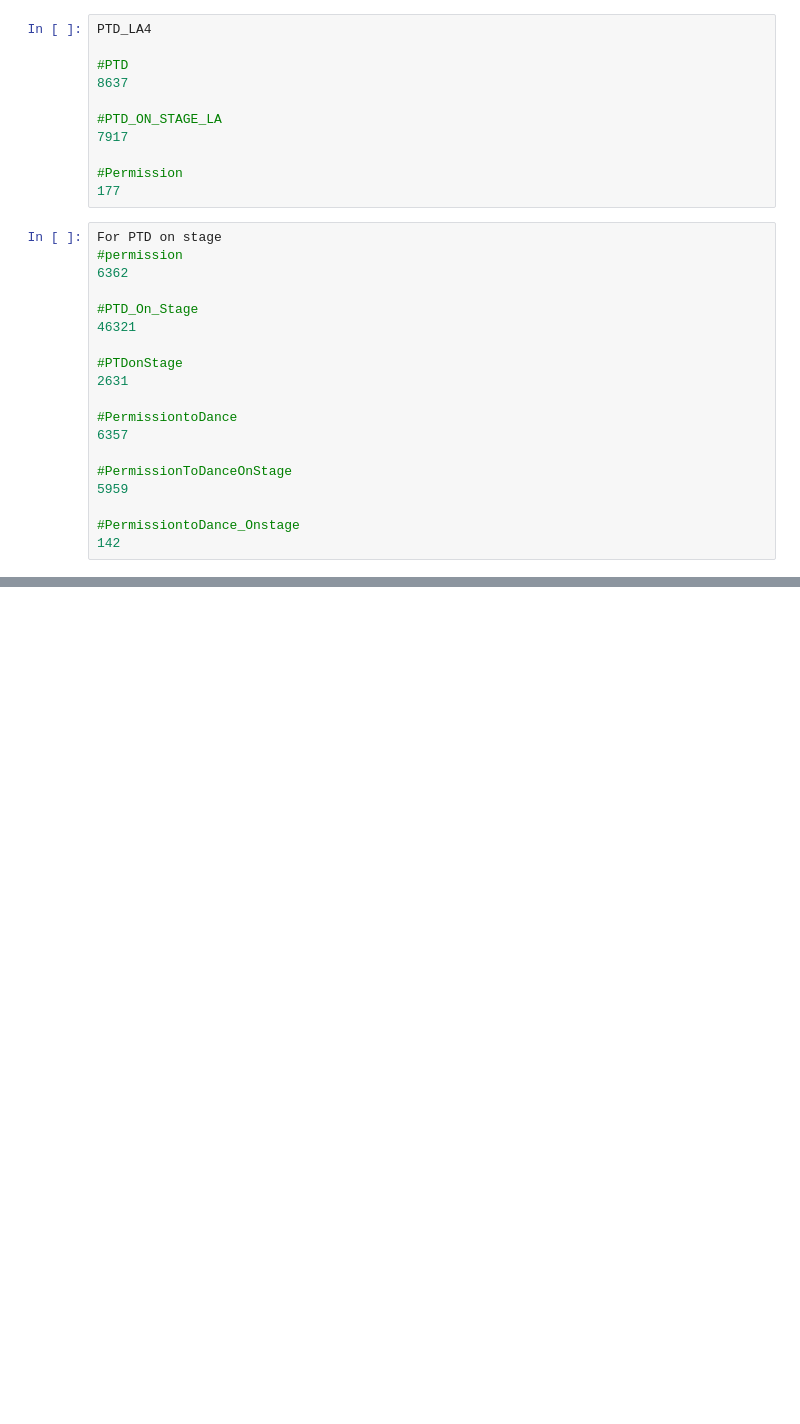
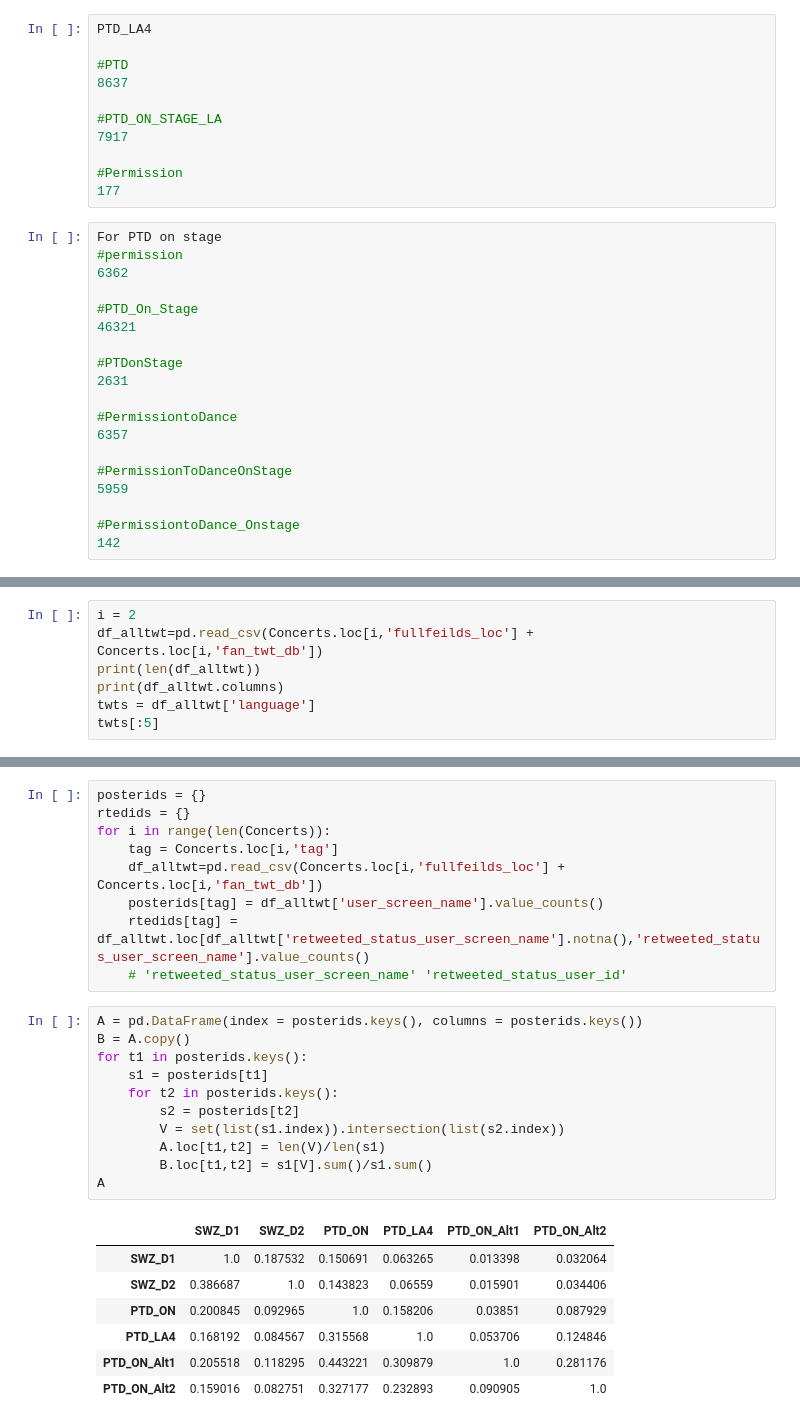
Before and after one commit to finn42/Concert_Twt_Open, a Jupyter notebook: Tweet_content_review.ipynb, the cells around one changed output, grey strips where cells are left out. Cells and saved outputs as stored; diff of their text form; blank space fills up the shorter version.

```diff
--- a/Tweet_content_review.ipynb
+++ b/Tweet_content_review.ipynb
@@ -495,0 +551,7 @@ For PTD on stage
+# %%
+i = 2
+df_alltwt=pd.read_csv(Concerts.loc[i,'fullfeilds_loc'] + Concerts.loc[i,'fan_twt_db'])
+print(len(df_alltwt))
+print(df_alltwt.columns)
+twts = df_alltwt['language']
+twts[:5]
@@ -495,0 +618,28 @@ For PTD on stage
+# %%
+posterids = {}
+rtedids = {}
+for i in range(len(Concerts)):
+    tag = Concerts.loc[i,'tag']
+    df_alltwt=pd.read_csv(Concerts.loc[i,'fullfeilds_loc'] + Concerts.loc[i,'fan_twt_db'])
+    posterids[tag] = df_alltwt['user_screen_name'].value_counts()
+    rtedids[tag] = df_alltwt.loc[df_alltwt['retweeted_status_user_screen_name'].notna(),'retweeted_status_user_screen_name'].value_counts()
+    # 'retweeted_status_user_screen_name' 'retweeted_status_user_id'
+# %%
+A = pd.DataFrame(index = posterids.keys(), columns = posterids.keys())
+B = A.copy()
+for t1 in posterids.keys():
+    s1 = posterids[t1]
+    for t2 in posterids.keys():
+        s2 = posterids[t2]
+        V = set(list(s1.index)).intersection(list(s2.index))
+        A.loc[t1,t2] = len(V)/len(s1)
+        B.loc[t1,t2] = s1[V].sum()/s1.sum()
+A
+# %% [output]
+|  | SWZ_D1 | SWZ_D2 | PTD_ON | PTD_LA4 | PTD_ON_Alt1 | PTD_ON_Alt2 |
+| SWZ_D1 | 1.0 | 0.187532 | 0.150691 | 0.063265 | 0.013398 | 0.032064 |
+| SWZ_D2 | 0.386687 | 1.0 | 0.143823 | 0.06559 | 0.015901 | 0.034406 |
+| PTD_ON | 0.200845 | 0.092965 | 1.0 | 0.158206 | 0.03851 | 0.087929 |
+| PTD_LA4 | 0.168192 | 0.084567 | 0.315568 | 1.0 | 0.053706 | 0.124846 |
+| PTD_ON_Alt1 | 0.205518 | 0.118295 | 0.443221 | 0.309879 | 1.0 | 0.281176 |
+| PTD_ON_Alt2 | 0.159016 | 0.082751 | 0.327177 | 0.232893 | 0.090905 | 1.0 |
```
Also changed, not shown: parts of 15 cells of this notebook.
